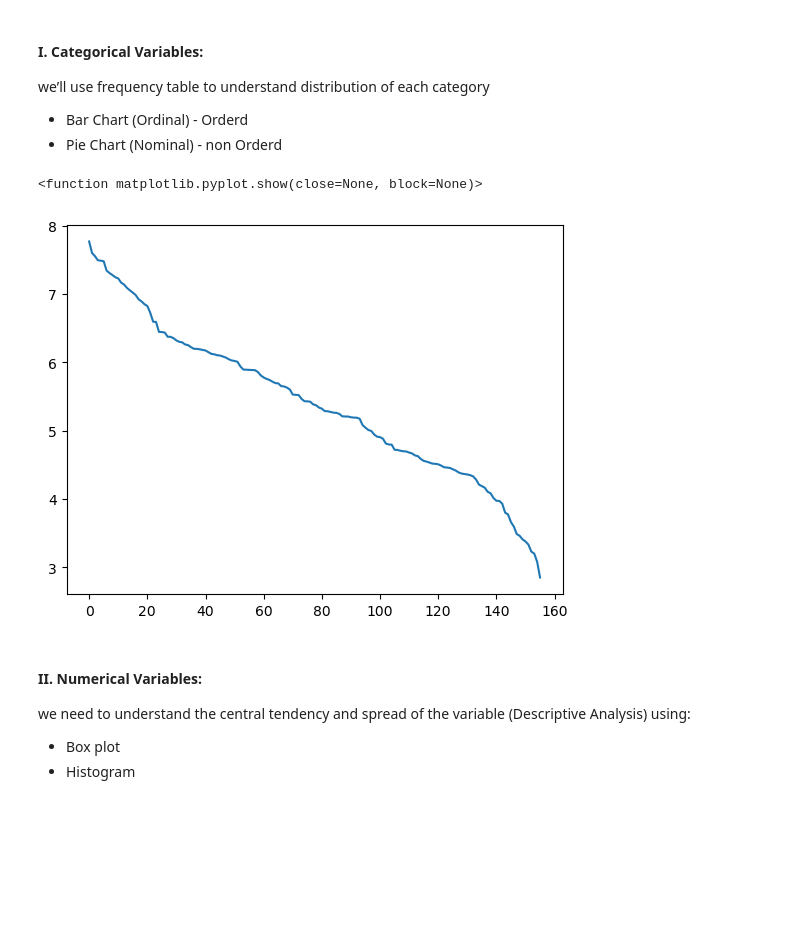
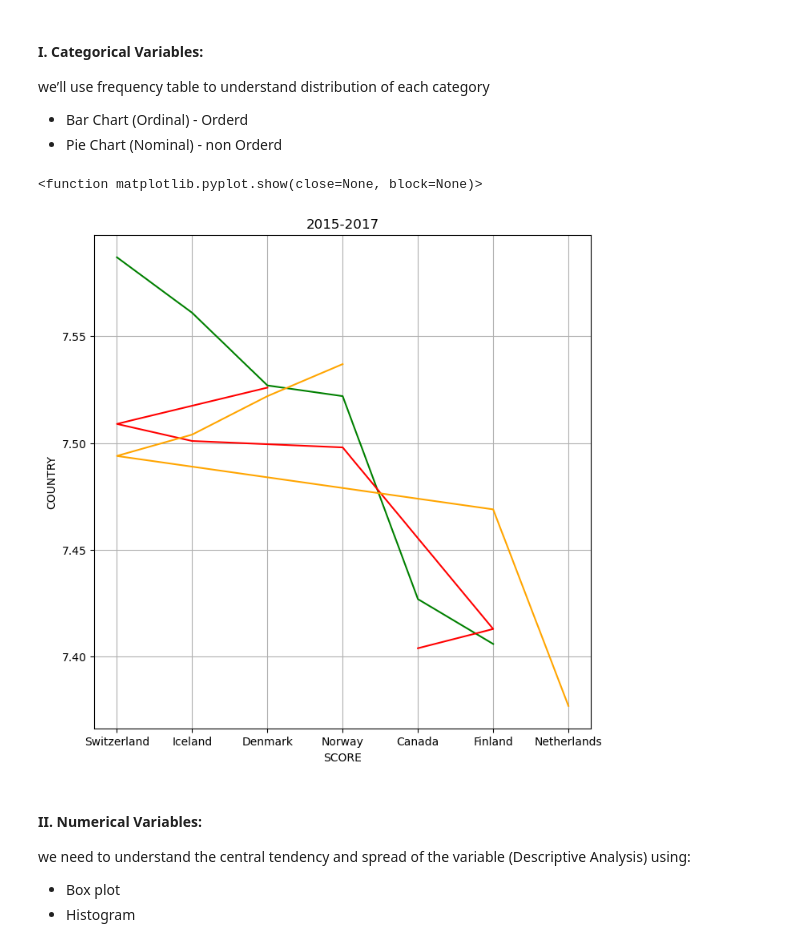
Before and after one commit to kawthar-1411/Usecase-2, a Jupyter notebook: EDA explain template-kawthar.ipynb, the cells around one changed output. Saved outputs shown, nothing was run; the diff lists cells and outputs as text; code cells hidden in the pictures; blank space fills up the shorter version.

```diff
--- a/EDA explain template-kawthar.ipynb
+++ b/EDA explain template-kawthar.ipynb
@@ -146,13 +229,9 @@ Assess whether the data is appropriate and applicable for the intended analysis.
 >
 > 2. Variable Selection: Any column will not be relevant for our analysis, we can get rid of these using the drop() method. We will set the “axis” argument to 1 since we’re dealing with columns, and set the “inplace” argument to True to make the change permanent.
 # %%
-#the data source can answer the questions.but we need to delete unrelevant columns
+#the data source can answer the questions.but we need to delete unrelevant columns form datasets
 
 #df_2015.drop(['Standard Error'],axis=1 ,inplace=True)
-#df_2016.drop(['Lower Confidence Interval'], axis=1 , inplace=True)
-#df_2016.drop(['Upper Confidence Interval'], axis=1 , inplace=True)
-df_2017.drop(['Whisker.high'], axis=1 , inplace=True)
-df_2017.drop(['Whisker.low'], axis=1 , inplace=True)
 # %% [markdown]
 #### 5. Uniqueness:
 Check for and remove duplicate records to prevent skewed analysis results.
@@ -411,13 +624,20 @@ we’ll use frequency table to understand distribution of each category
 - Bar Chart (Ordinal) - Orderd
 - Pie Chart (Nominal) - non Orderd
 # %%
-#plt.plot(df_2015['Happiness Rank'])
-#plt.show
-plt.plot(df_2019['Score']) #plt.plot for table 2019 the column score
+plt.figure(figsize=(8,8))
+
+plt.plot(df_top_5_2015['Country'],df_top_5_2015['Happiness Score'],'green',markersize=12)
+plt.plot(df_top_5_2016['Country'],df_top_5_2016['Happiness Score'],'red',markersize=12)
+plt.plot(df_top_5_2017['Country'],df_top_5_2017['Happiness.Score'],'orange' , markersize=12)
+
+plt.title('2015-2017')
+plt.ylabel("COUNTRY")
+plt.xlabel("SCORE")
+plt.grid()
 plt.show
 # %% [output]
 <function matplotlib.pyplot.show(close=None, block=None)>
-[figure, old version]
+[figure, new version]
 # %% [markdown]
 #### II. Numerical Variables:
 
```
Also changed, not shown: parts of 28 cells of this notebook.
